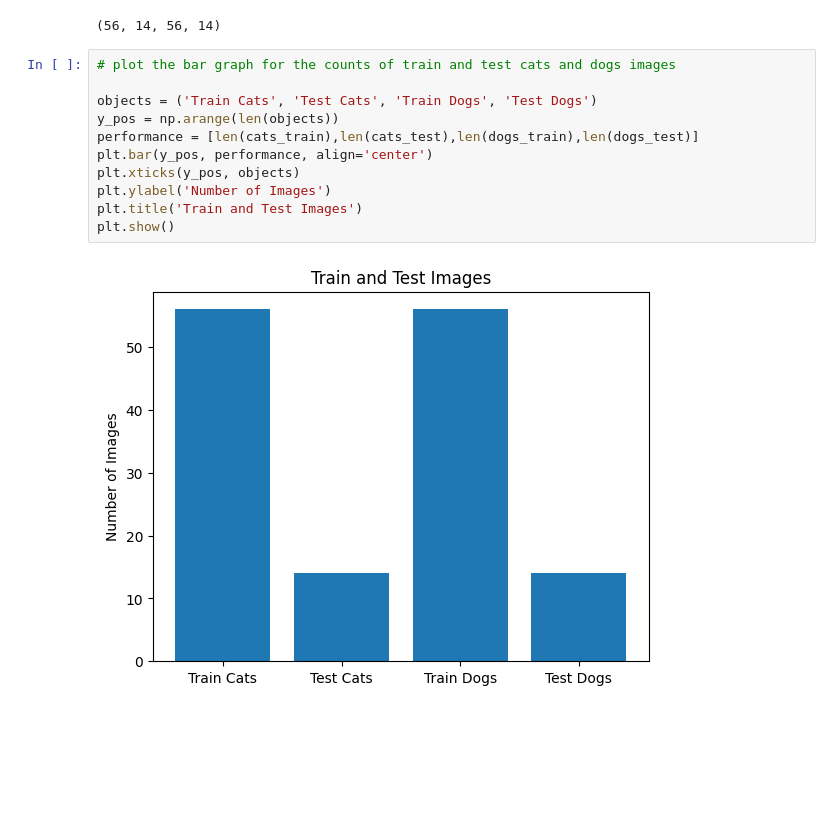
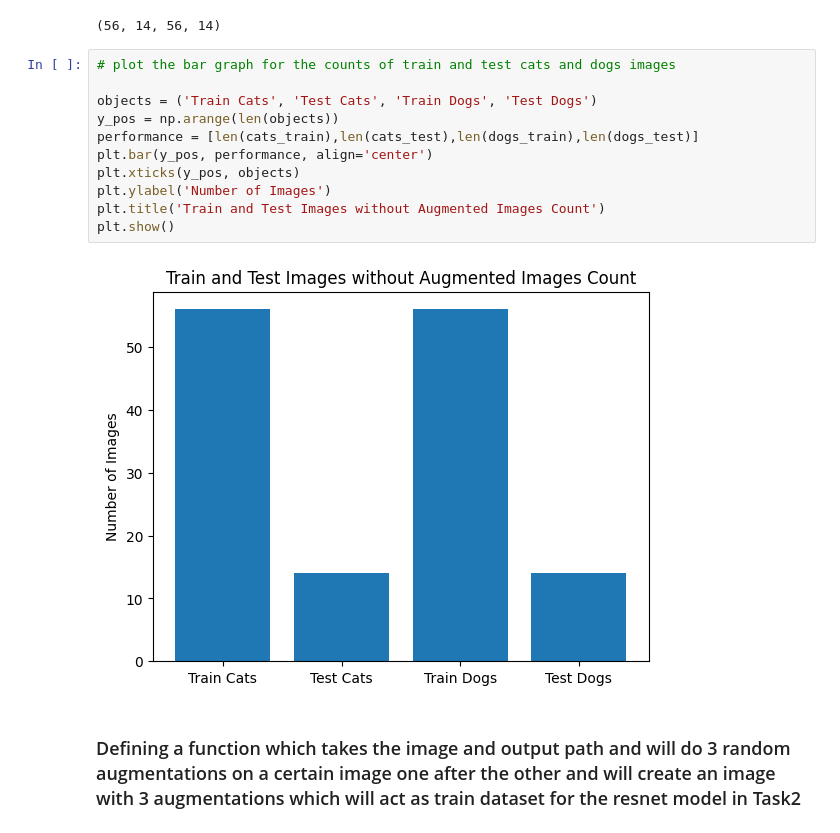
Before and after one commit to PraneelUJ/CS203_Lab_5, a Jupyter notebook: assignment.ipynb, the cells around one changed output. Cells and saved outputs as stored; diff of their text form; blank space fills up the shorter version.

Commit message:
creating more graphs and commenting the code

```diff
--- a/assignment.ipynb
+++ b/assignment.ipynb
@@ -61,16 +61,18 @@ len(dogs_train),len(dogs_test),len(cats_train),len(cats_test)
 # %%
 # plot the bar graph for the counts of train and test cats and dogs images
 
 objects = ('Train Cats', 'Test Cats', 'Train Dogs', 'Test Dogs')
 y_pos = np.arange(len(objects))
 performance = [len(cats_train),len(cats_test),len(dogs_train),len(dogs_test)]
 plt.bar(y_pos, performance, align='center')
 plt.xticks(y_pos, objects)
 plt.ylabel('Number of Images')
-plt.title('Train and Test Images')
+plt.title('Train and Test Images without Augmented Images Count')
 plt.show()
 # %% [output]
-[figure, old version]
+[figure, new version]
+# %% [markdown]
+### Defining a function which takes the image and output path and will do 3 random augmentations on a certain image one after the other and will create an image with 3 augmentations which will act as train dataset for the resnet model in Task2
 # %%
 def augment_images(images_path, output_path):
     # Delete all existing images in the output directory before augmentation
```
Also changed, not shown: parts of 18 cells of this notebook.
